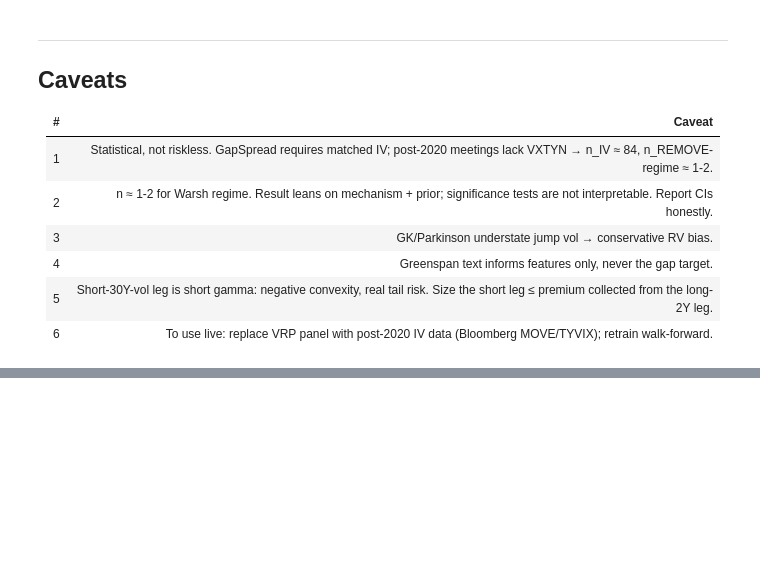
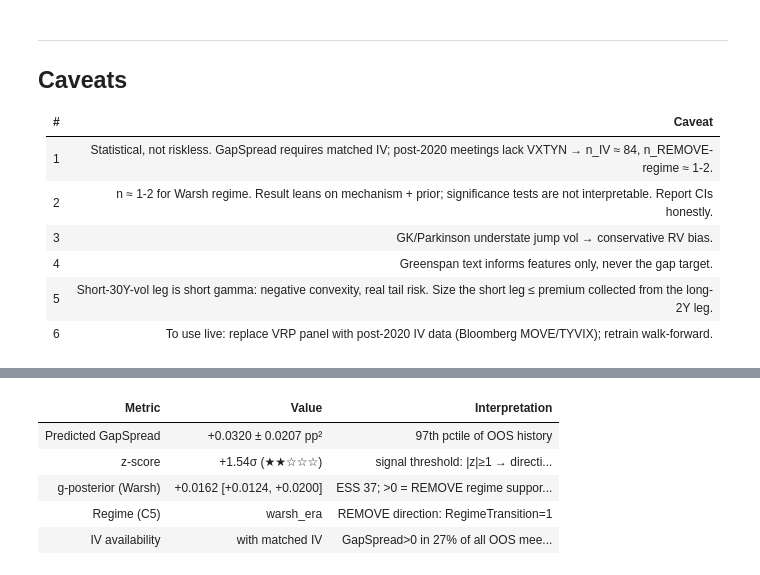
Before and after one commit to ZinuoS/fomc-vol-study, a Jupyter notebook: fomc_spread_model.ipynb, the cells around one changed output, grey strips where cells are left out. Drawn from its saved outputs; the diff is of its cells as text; code cells hidden in the pictures; blank space fills up the shorter version.

```diff
--- a/fomc_spread_model.ipynb
+++ b/fomc_spread_model.ipynb
@@ -1672,0 +1744,86 @@ else:
+# %%
+# 5A — Trade signal dashboard (latest meeting)
+
+import pandas as pd
+import numpy as np
+from IPython.display import HTML, display as _d
+
+latest = preds.iloc[-1]
+mtg    = str(latest['meeting_date'])[:10]
+signal = latest['steepener_signal']
+z      = float(latest['z_spread'])
+gsp    = float(latest['predicted_gap_spread'])
+gsp_s  = float(latest['std_gap_spread'])
+g_post = float(latest['g_posterior_mean'])
+g_lo   = float(latest['g_posterior_ci_lo'])
+g_hi   = float(latest['g_posterior_ci_hi'])
+ess    = float(latest['ess'])
+regime = latest['regime_label']
+has_iv = bool(latest['has_implied'])
+
+if signal == 'buy_front_sell_long':
+    hdr_bg = '#1a3a6a'; sig_label = 'STEEPENER  ▲'
+    trade_txt = 'LONG 2Y vol (ZT straddle / 2Y swaption)  |  SHORT 30Y vol (WN straddle / 30Y swaption)'
+elif signal == 'sell_front_buy_long':
+    hdr_bg = '#6a1a1a'; sig_label = 'FLATTENER  ▼'
+    trade_txt = 'SHORT 2Y vol (ZT straddle / 2Y swaption)  |  LONG 30Y vol (WN straddle / 30Y swaption)'
+else:
+    hdr_bg = '#3a3a3a'; sig_label = 'NEUTRAL  —'
+    trade_txt = 'No position (|z| < threshold)'
+
+n_stars  = min(5, max(1, round(abs(z))))
+stars    = '★' * n_stars + '☆' * (5 - n_stars)
+pct_rank = (preds['predicted_gap_spread'] < gsp).mean() * 100
+pct_pos  = (preds['predicted_gap_spread'] > 0).mean() * 100
+iv_flag  = 'with matched IV' if has_iv else 'IV not matched (no VXTYN)'
+
+def _row(label, val, note='', shade=False):
+    bg = '#f0f4fb' if shade else 'white'
+    return (f'<tr>'
+            f'<td style="padding:7px 14px;font-size:11px;color:#555;border-right:1px solid #dde;background:{bg};width:36%">{label}</td>'
+            f'<td style="padding:7px 14px;font-size:12px;font-weight:bold;background:{bg}">{val}</td>'
+            f'<td style="padding:7px 14px;font-size:10.5px;color:#888;background:{bg}">{note}</td>'
+            f'</tr>')
+
+body = (
+    _row('Predicted GapSpread',  f'{gsp:+.4f} ± {gsp_s:.4f} pp²', f'{pct_rank:.0f}th pctile of OOS history', shade=True)
+  + _row('z-score',              f'{z:+.2f}σ  ({stars})',          'signal threshold: |z|≥1 → directional')
+  + _row('g-posterior (Warsh)',  f'{g_post:+.4f}  [{g_lo:+.4f}, {g_hi:+.4f}]', f'ESS {ess:.0f}; >0 = REMOVE regime supports steepener', shade=True)
+  + _row('Regime (C5)',          regime,                            'REMOVE direction: RegimeTransition=1')
+  + _row('IV availability',      iv_flag,                           f'GapSpread>0 in {pct_pos:.0f}% of all OOS meetings', shade=True)
+)
+
+dash = f"""
+<div style="font-family:'Helvetica Neue',Arial,sans-serif;max-width:760px;
+     border:1px solid #aab;border-radius:4px;overflow:hidden;margin:12px 0;">
+  <div style="background:{hdr_bg};color:#f0f4ff;padding:11px 18px;display:flex;
+       justify-content:space-between;align-items:center;">
+    <div>
+      <span style="font-size:14px;font-weight:bold;letter-spacing:.4px;">
+        FOMC VOL-SPREAD SIGNAL — Meeting {mtg}
+      </span><br>
+      <span style="font-size:10.5px;color:#aac;">{trade_txt}</span>
+    </div>
+    <div style="text-align:right;">
+      <span style="font-size:21px;font-weight:bold;color:#fff;">{sig_label}</span><br>
+      <span style="font-size:11px;color:#ccd;">Conviction: {stars} ({abs(z):.2f}σ)</span>
+    </div>
+  </div>
+  <table style="width:100%;border-collapse:collapse;">
+    <thead>
+      <tr>
+        <th style="background:#2c3e50;color:#cdd;padding:5px 14px;font-size:10px;text-align:left;width:36%;border-right:1px solid #445;">Metric</th>
+        <th style="background:#2c3e50;color:#cdd;padding:5px 14px;font-size:10px;text-align:left;">Value</th>
+        <th style="background:#2c3e50;color:#cdd;padding:5px 14px;font-size:10px;text-align:left;">Interpretation</th>
+      </tr>
+    </thead>
+    <tbody>{body}</tbody>
+  </table>
+  <div style="background:#f7f9fc;border-top:1px solid #ccd;padding:6px 18px;font-size:9.5px;color:#888;">
+    GapSpread > 0 → front vol underpriced vs long-end → STEEPENER (long ZT/2Y, short WN/30Y).
+    This signal is ONE input; validate against live market vol (Group A), MC model (Group B), and risk limits.
+  </div>
+</div>
+"""
+_d(HTML(dash))
+# %% [output]
@@ -1672,0 +1834,6 @@ else:
+| Metric | Value | Interpretation |
+| Predicted GapSpread | +0.0320 ± 0.0207 pp² | 97th pctile of OOS history |
+| z-score | +1.54σ (★★☆☆☆) | signal threshold: |z|≥1 → directi... |
+| g-posterior (Warsh) | +0.0162 [+0.0124, +0.0200] | ESS 37; >0 = REMOVE regime suppor... |
+| Regime (C5) | warsh_era | REMOVE direction: RegimeTransition=1 |
+| IV availability | with matched IV | GapSpread>0 in 27% of all OOS mee... |
```
Also changed, not shown: parts of 8 cells of this notebook, 2 other files.
